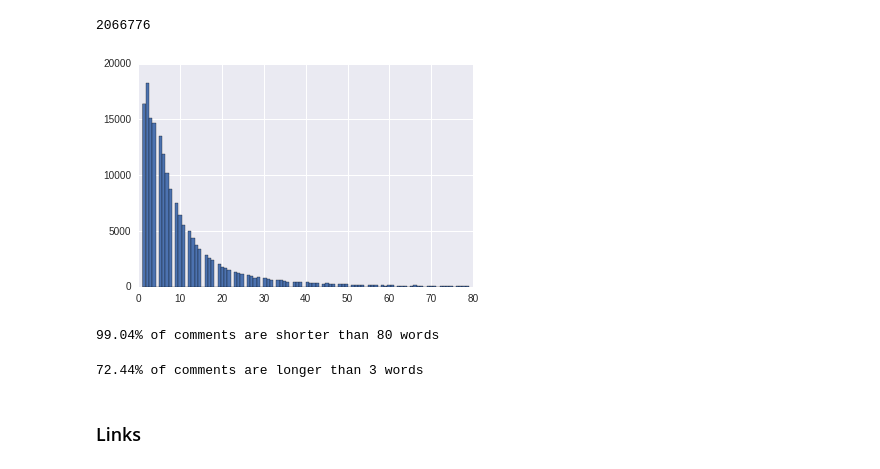
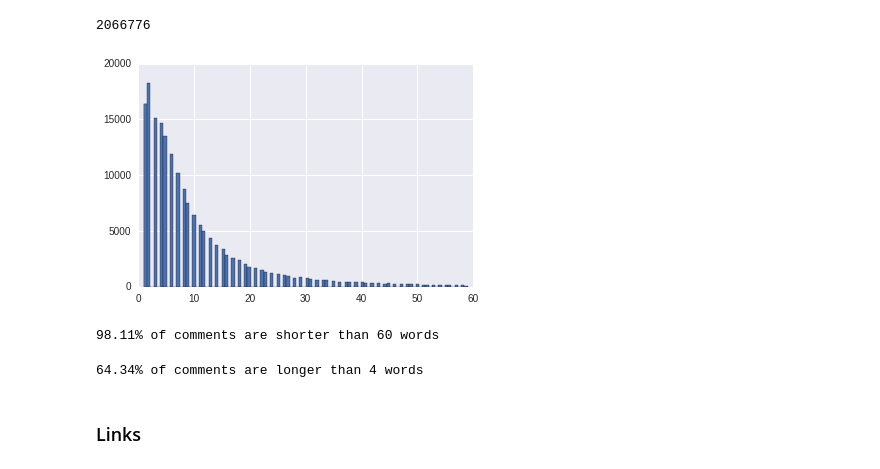
Before and after one commit to EvgenyKashin/CommentsAnalysis, a Jupyter notebook: comments.ipynb, the cells around one changed output. Cells and saved outputs as stored; diff of their text form; code cells hidden in the pictures.

```diff
--- a/comments.ipynb
+++ b/comments.ipynb
@@ -92,19 +94,19 @@ sum(lenghts_word)
 # %% [output]
 2066776
 # %%
-plt.hist(lenghts_word[lenghts_word < 80], bins=100);
+plt.hist(lenghts_word[lenghts_word < 60], bins=100);
 # %% [output]
-[figure, old version]
+[figure, new version]
 # %%
 print('{:.2f}% of comments are shorter than {} words'
-      .format(lenghts_word[lenghts_word < 80].shape[0] / lenghts_word.shape[0] * 100, 80))
+      .format(lenghts_word[lenghts_word < 60].shape[0] / lenghts_word.shape[0] * 100, 60))
 # %% [output]
-99.04% of comments are shorter than 80 words
+98.11% of comments are shorter than 60 words
 # %%
 print('{:.2f}% of comments are longer than {} words'
-      .format(lenghts_word[lenghts_word > 3].shape[0] / lenghts_word.shape[0] * 100, 3))
+      .format(lenghts_word[lenghts_word > 4].shape[0] / lenghts_word.shape[0] * 100, 4))
 # %% [output]
-72.44% of comments are longer than 3 words
+64.34% of comments are longer than 4 words
 # %% [markdown]
 ### Links
 # %%
```
Also changed, not shown: parts of 140 cells of this notebook.
